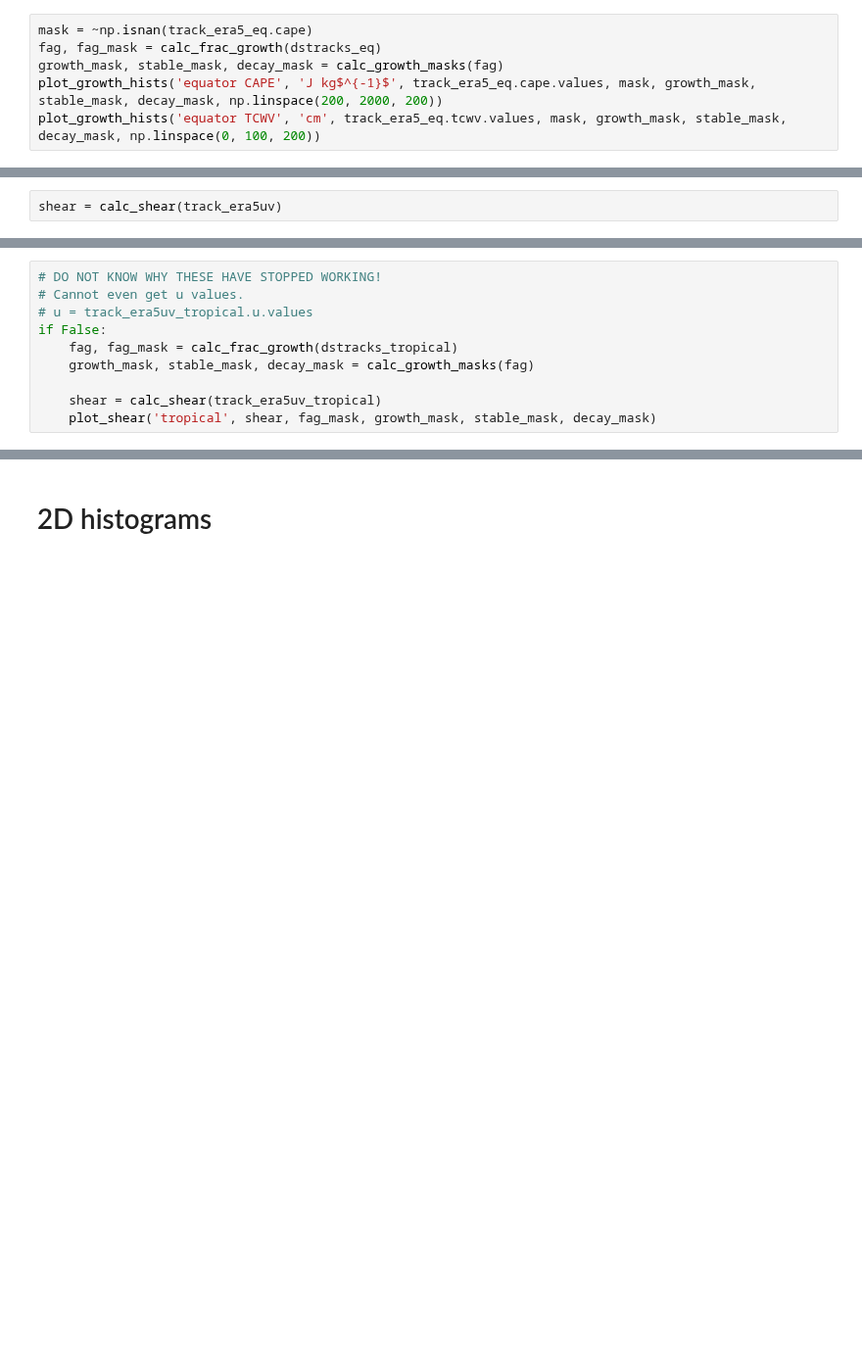
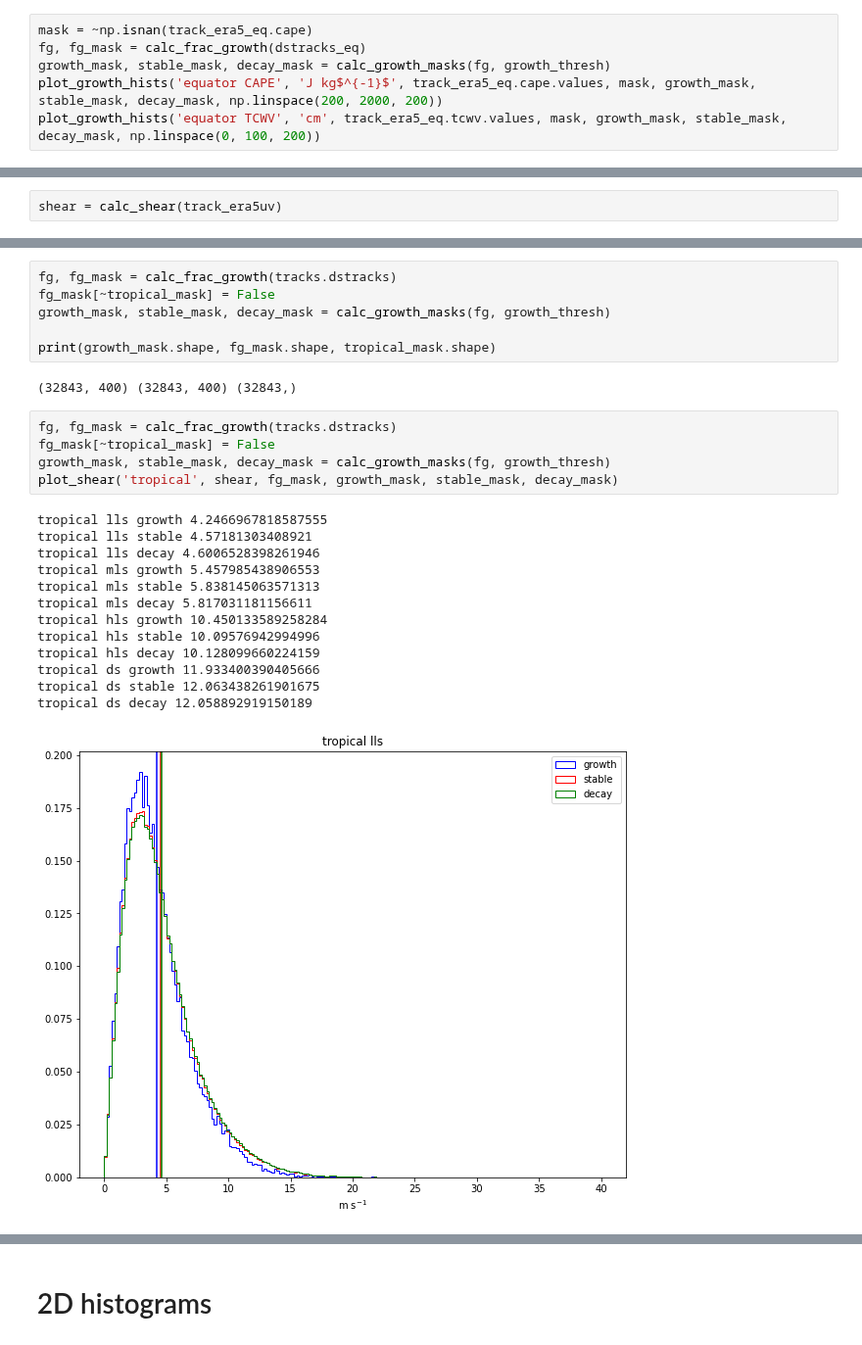
Before and after one commit to markmuetz/mcs_prime, a Jupyter notebook: ctrl/notebooks/dev/gridpoint_env_precursor_analysis.ipynb, the cells around one changed output, grey strips where cells are left out. Shown at 98% size. Cells and saved outputs as stored; diff of their text form; blank space fills up the shorter version.

```diff
--- a/ctrl/notebooks/dev/gridpoint_env_precursor_analysis.ipynb
+++ b/ctrl/notebooks/dev/gridpoint_env_precursor_analysis.ipynb
@@ -192,7 +201,7 @@ tropical TCWV decay 57.168552
 # %%
 mask = ~np.isnan(track_era5_eq.cape)
-fag, fag_mask = calc_frac_growth(dstracks_eq)
-growth_mask, stable_mask, decay_mask = calc_growth_masks(fag)
+fg, fg_mask = calc_frac_growth(dstracks_eq)
+growth_mask, stable_mask, decay_mask = calc_growth_masks(fg, growth_thresh)
 plot_growth_hists('equator CAPE', 'J kg$^{-1}$', track_era5_eq.cape.values, mask, growth_mask, stable_mask, decay_mask, np.linspace(200, 2000, 200))
 plot_growth_hists('equator TCWV', 'cm', track_era5_eq.tcwv.values, mask, growth_mask, stable_mask, decay_mask, np.linspace(0, 100, 200))
 # %% [output]
@@ -249,10 +258,27 @@ full ds decay 17.799954003304727
 # %%
-# DO NOT KNOW WHY THESE HAVE STOPPED WORKING!
-# Cannot even get u values.
-# u = track_era5uv_tropical.u.values
-if False:
-    fag, fag_mask = calc_frac_growth(dstracks_tropical)
-    growth_mask, stable_mask, decay_mask = calc_growth_masks(fag)
+fg, fg_mask = calc_frac_growth(tracks.dstracks)
+fg_mask[~tropical_mask] = False
+growth_mask, stable_mask, decay_mask = calc_growth_masks(fg, growth_thresh)
 
-    shear = calc_shear(track_era5uv_tropical)
-    plot_shear('tropical', shear, fag_mask, growth_mask, stable_mask, decay_mask)
+print(growth_mask.shape, fg_mask.shape, tropical_mask.shape)
+# %% [output]
+(32843, 400) (32843, 400) (32843,)
+# %%
+fg, fg_mask = calc_frac_growth(tracks.dstracks)
+fg_mask[~tropical_mask] = False
+growth_mask, stable_mask, decay_mask = calc_growth_masks(fg, growth_thresh)
+plot_shear('tropical', shear, fg_mask, growth_mask, stable_mask, decay_mask)
+# %% [output]
+tropical lls growth 4.2466967818587555
+tropical lls stable 4.57181303408921
+tropical lls decay 4.6006528398261946
+tropical mls growth 5.457985438906553
+tropical mls stable 5.838145063571313
+tropical mls decay 5.817031181156611
+tropical hls growth 10.450133589258284
+tropical hls stable 10.09576942994996
+tropical hls decay 10.128099660224159
+tropical ds growth 11.933400390405666
+tropical ds stable 12.063438261901675
+tropical ds decay 12.058892919150189
+[figure, added]
```
Also changed, not shown: parts of 20 cells of this notebook, 2 other files.
